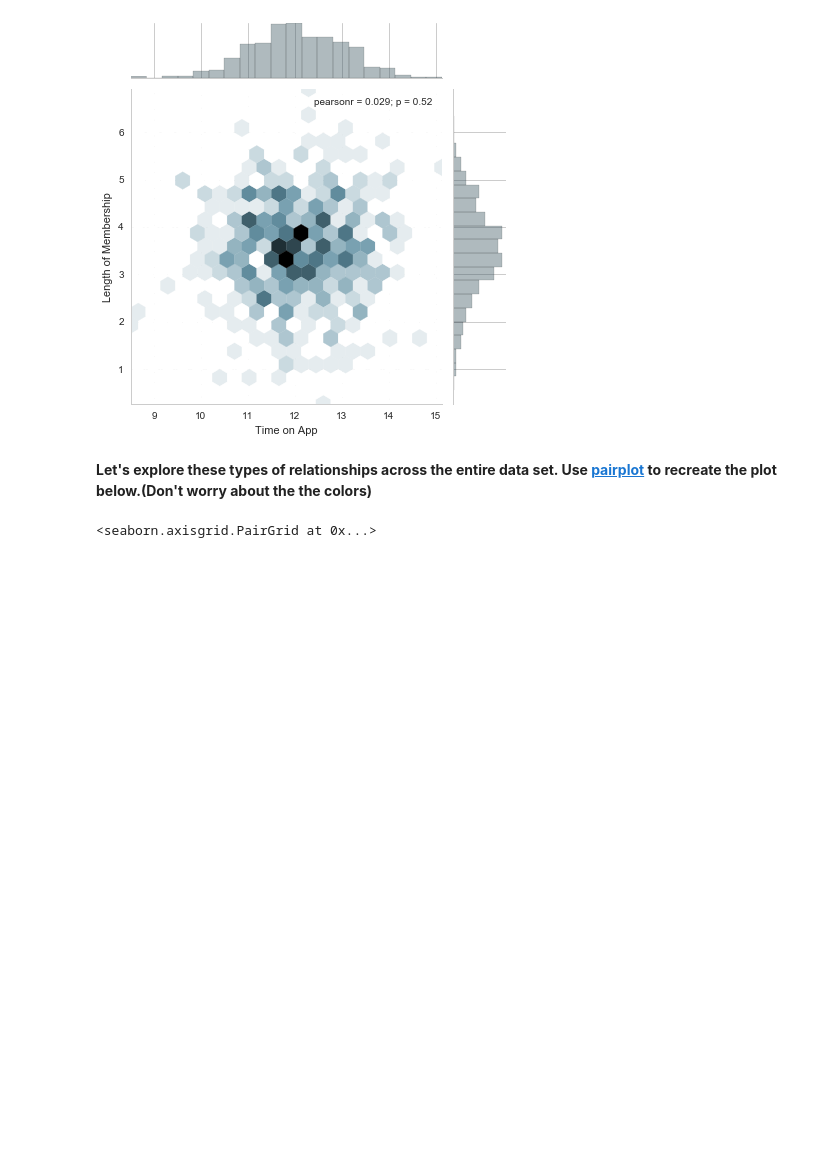
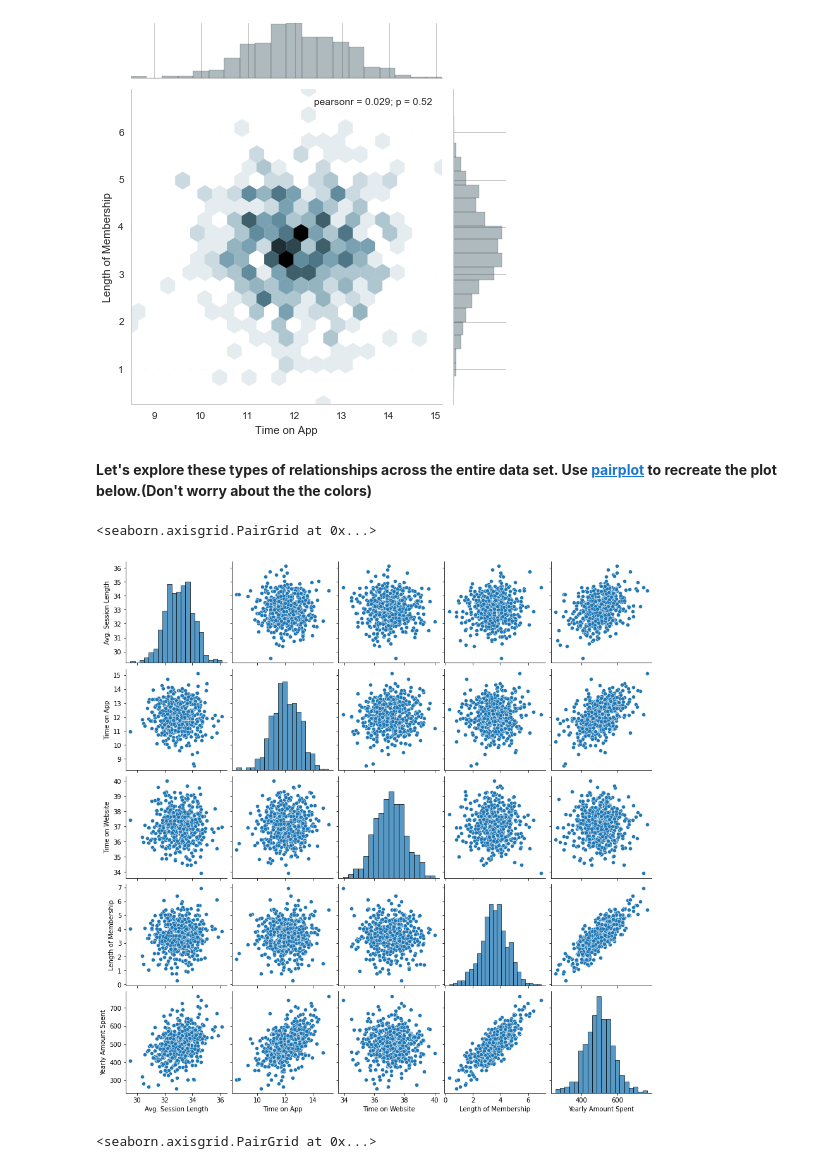
Before and after one commit to davidsmv/python_bootcamp, a Jupyter notebook: Refactored_Py_DS_ML_Bootcamp-master/11-Linear-Regression/02-Linear Regression Project.ipynb, the cells around one changed output. Cells and saved outputs as stored; diff of their text form; code cells hidden in the pictures; blank space fills up the shorter version.

```diff
--- a/Refactored_Py_DS_ML_Bootcamp-master/11-Linear-Regression/02-Linear Regression Project.ipynb
+++ b/Refactored_Py_DS_ML_Bootcamp-master/11-Linear-Regression/02-Linear Regression Project.ipynb
@@ -140,6 +150,11 @@ sns.jointplot(x=customers['Time on Website'], y=customers['Yearly Amount Spent']
 [figure]
 # %% [markdown]
 **Let's explore these types of relationships across the entire data set. Use [pairplot](https://stanford.edu/~mwaskom/software/seaborn/tutorial/axis_grids.html#plotting-pairwise-relationships-with-pairgrid-and-pairplot) to recreate the plot below.(Don't worry about the the colors)**
+# %%
+sns.pairplot(customers)
+# %% [output]
+<seaborn.axisgrid.PairGrid at 0x...>
+[figure, added]
 # %%
 # %% [output]
 <seaborn.axisgrid.PairGrid at 0x...>
```
Also changed, not shown: parts of 4 cells of this notebook.
